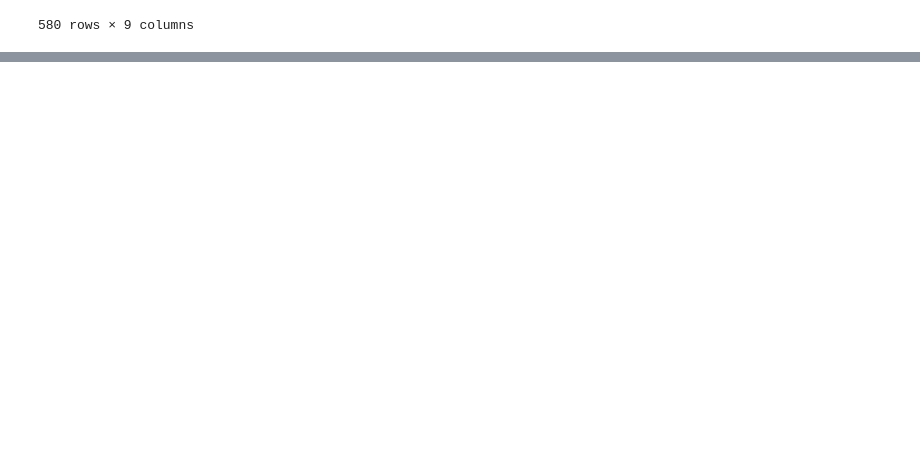
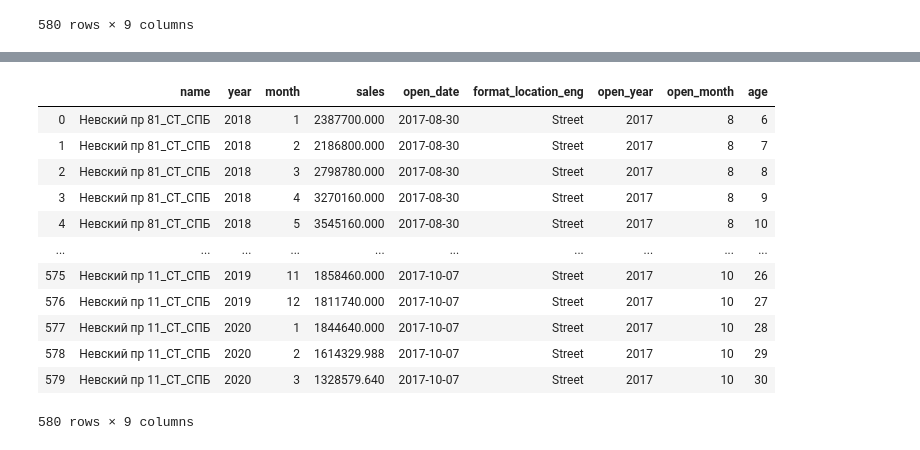
Before and after one commit to gdokuchaev/CFX, a Jupyter notebook: Rump_up_calc.ipynb, the cells around one changed output, grey strips where cells are left out. Saved outputs shown, nothing was run; the diff lists cells and outputs as text; code cells hidden in the pictures; blank space fills up the shorter version.

```diff
--- a/Rump_up_calc.ipynb
+++ b/Rump_up_calc.ipynb
@@ -208,0 +207,3 @@ sales.il
+# %%
+sales = sales.iloc[:,1:]
+sales
@@ -208,0 +224,19 @@ sales.il
+# %%
+# Добавим в расчёт колонку с месяцем работы кофейни
+sales = sales.copy()
+sales['age'] = sales.apply(lambda x: x.month - x.open_month + 12*(x.year-x.open_year) + 1, axis=1)
+sales
+# %% [output]
+|  | name | year | month | sales | open_date | format_location_eng | open_year | open_month | age |
+| 0 | Невский пр 81_СТ_СПБ | 2018 | 1 | 2387700.000 | 2017-08-30 | Street | 2017 | 8 | 6 |
+| 1 | Невский пр 81_СТ_СПБ | 2018 | 2 | 2186800.000 | 2017-08-30 | Street | 2017 | 8 | 7 |
+| 2 | Невский пр 81_СТ_СПБ | 2018 | 3 | 2798780.000 | 2017-08-30 | Street | 2017 | 8 | 8 |
+| 3 | Невский пр 81_СТ_СПБ | 2018 | 4 | 3270160.000 | 2017-08-30 | Street | 2017 | 8 | 9 |
+| 4 | Невский пр 81_СТ_СПБ | 2018 | 5 | 3545160.000 | 2017-08-30 | Street | 2017 | 8 | 10 |
+| ... | ... | ... | ... | ... | ... | ... | ... | ... | ... |
+| 575 | Невский пр 11_СТ_СПБ | 2019 | 11 | 1858460.000 | 2017-10-07 | Street | 2017 | 10 | 26 |
+| 576 | Невский пр 11_СТ_СПБ | 2019 | 12 | 1811740.000 | 2017-10-07 | Street | 2017 | 10 | 27 |
+| 577 | Невский пр 11_СТ_СПБ | 2020 | 1 | 1844640.000 | 2017-10-07 | Street | 2017 | 10 | 28 |
+| 578 | Невский пр 11_СТ_СПБ | 2020 | 2 | 1614329.988 | 2017-10-07 | Street | 2017 | 10 | 29 |
+| 579 | Невский пр 11_СТ_СПБ | 2020 | 3 | 1328579.640 | 2017-10-07 | Street | 2017 | 10 | 30 |
+580 rows × 9 columns
```
Also changed, not shown: parts of 6 cells of this notebook.
